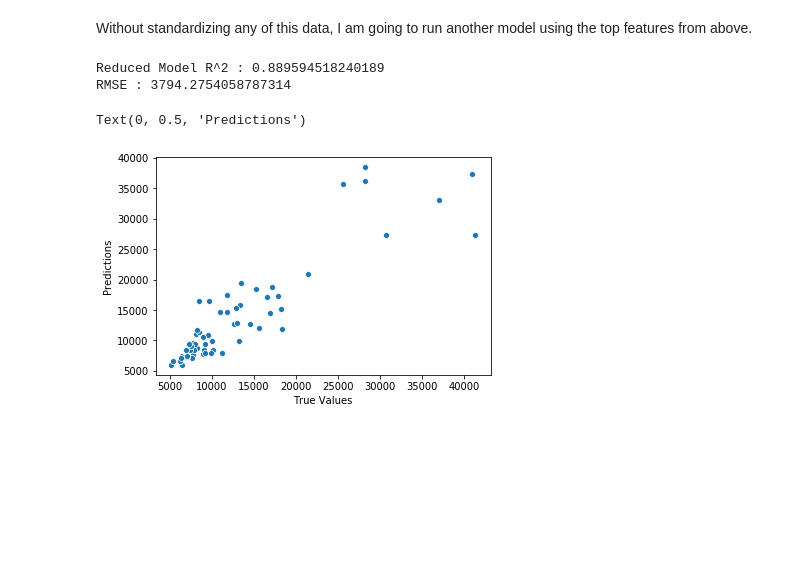
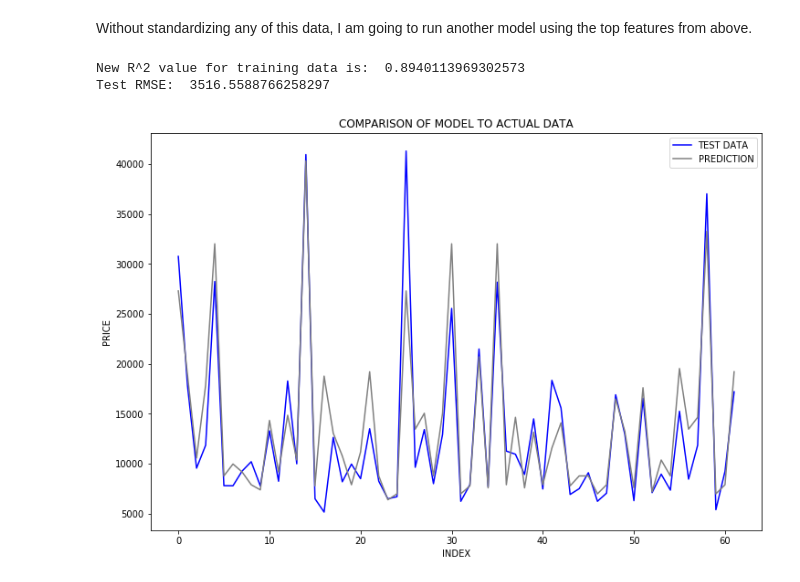
Before and after one commit to daveajstearns/cars, a Jupyter notebook: cars_project.ipynb, the cells around one changed output. Cells and saved outputs as stored; diff of their text form; code cells hidden in the pictures; blank space fills up the shorter version.

```diff
--- a/cars_project.ipynb
+++ b/cars_project.ipynb
@@ -430,15 +451,8 @@ X_train, X_test, y_train, y_test = train_test_split(X,y,random_state=42,test_siz
-# %%
-lr.fit(X_train,y_train)
-print('Reduced Model R^2 :',lr.score(X_train,y_train))
-y_pred = lr.predict(X_test)
-mse = mean_squared_error(y_test, y_pred)
-rmse = np.sqrt(mse)
-print('RMSE :', rmse)
-sns.scatterplot(y_test, y_pred)
-plt.xlabel('True Values')
-plt.ylabel('Predictions')
-# %% [output]
-Reduced Model R^2 : 0.889594518240189
-RMSE : 3794.2754058787314
-Text(0, 0.5, 'Predictions')
-[figure, removed]
+# %%
+X_rfe = copy[feats]
+y_rfe = copy.price
+linreg(X_rfe,y_rfe)
+# %% [output]
+New R^2 value for training data is:  0.8940113969302573
+Test RMSE:  3516.5588766258297
+[figure, added]
```
Also changed, not shown: parts of 28 cells of this notebook.
